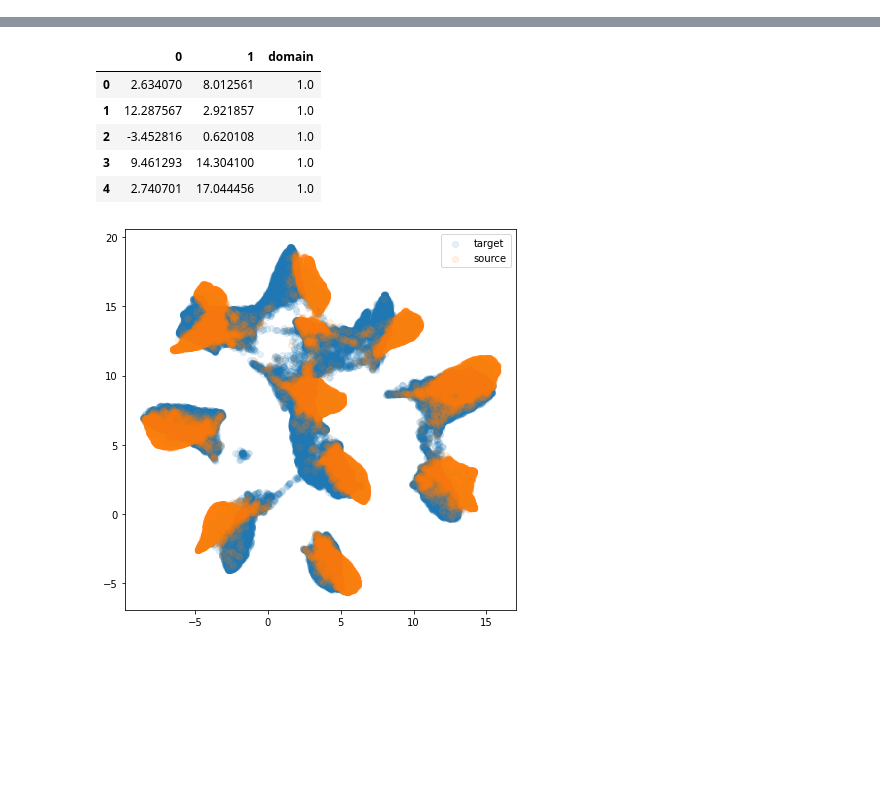
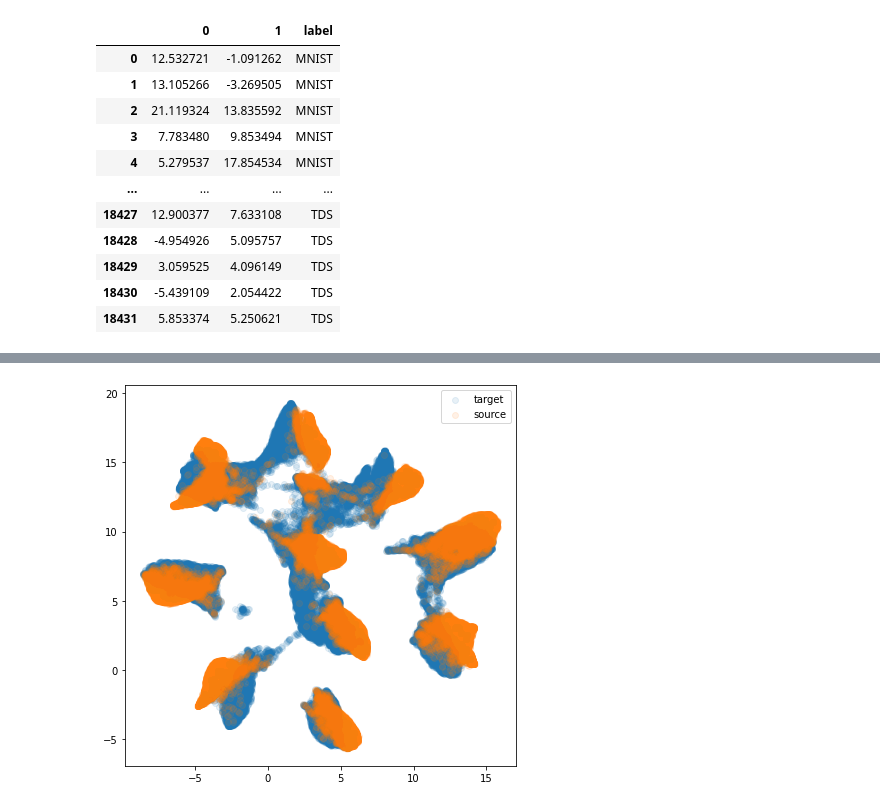
Before and after one commit to flianza/ocr-telegrams-with-domain-adaptation, a Jupyter notebook: notebooks/eda_umap.ipynb, the cells around one changed output, grey strips where cells are left out. Drawn from its saved outputs; the diff is of its cells as text; code cells hidden in the pictures; blank space fills up the shorter version.

```diff
--- a/notebooks/eda_umap.ipynb
+++ b/notebooks/eda_umap.ipynb
@@ -7,5 +5,28 @@
+# %%
+umaps = {}
+for root, subdirs, files in os.walk('../data/06_models'):
+    if len(files) <= 1:
+        continue
+
+    da_technique, model = root.split('/')[-2:]
+    dict_data = {
+        'da_technique': da_technique,
+        'model': model
+    }
+
+    umaps[(da_technique, model)] = pd.read_parquet(f"{root}/umap.parquet")
 # %%
-df = catalog.load('modelo_dann_features_umap')
-
-df.head()
+umaps[("source_only", "resnet")]
 # %% [output]
+|  | 0 | 1 | label |
+| 0 | 12.532721 | -1.091262 | MNIST |
+| 1 | 13.105266 | -3.269505 | MNIST |
+| 2 | 21.119324 | 13.835592 | MNIST |
+| 3 | 7.783480 | 9.853494 | MNIST |
+| 4 | 5.279537 | 17.854534 | MNIST |
+| ... | ... | ... | ... |
+| 18427 | 12.900377 | 7.633108 | TDS |
+| 18428 | -4.954926 | 5.095757 | TDS |
+| 18429 | 3.059525 | 4.096149 | TDS |
+| 18430 | -5.439109 | 2.054422 | TDS |
+| 18431 | 5.853374 | 5.250621 | TDS |
@@ -13,6 +33,0 @@ df.head()
-|  | 0 | 1 | domain |
-| 0 | 2.634070 | 8.012561 | 1.0 |
-| 1 | 12.287567 | 2.921857 | 1.0 |
-| 2 | -3.452816 | 0.620108 | 1.0 |
-| 3 | 9.461293 | 14.304100 | 1.0 |
-| 4 | 2.740701 | 17.044456 | 1.0 |
```
Also changed, not shown: parts of 5 cells of this notebook, 6 other files.
